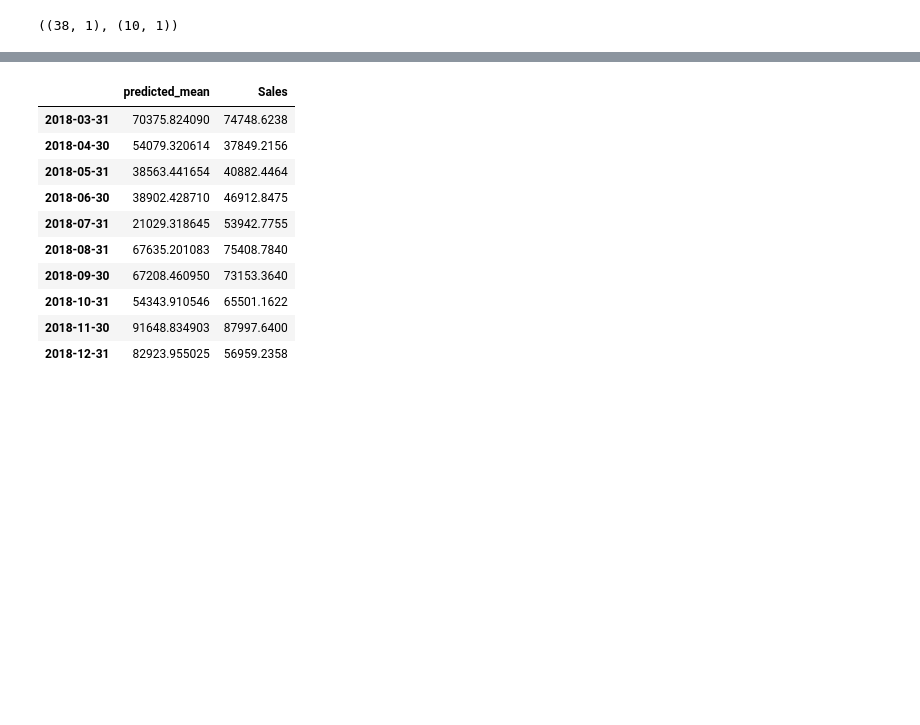
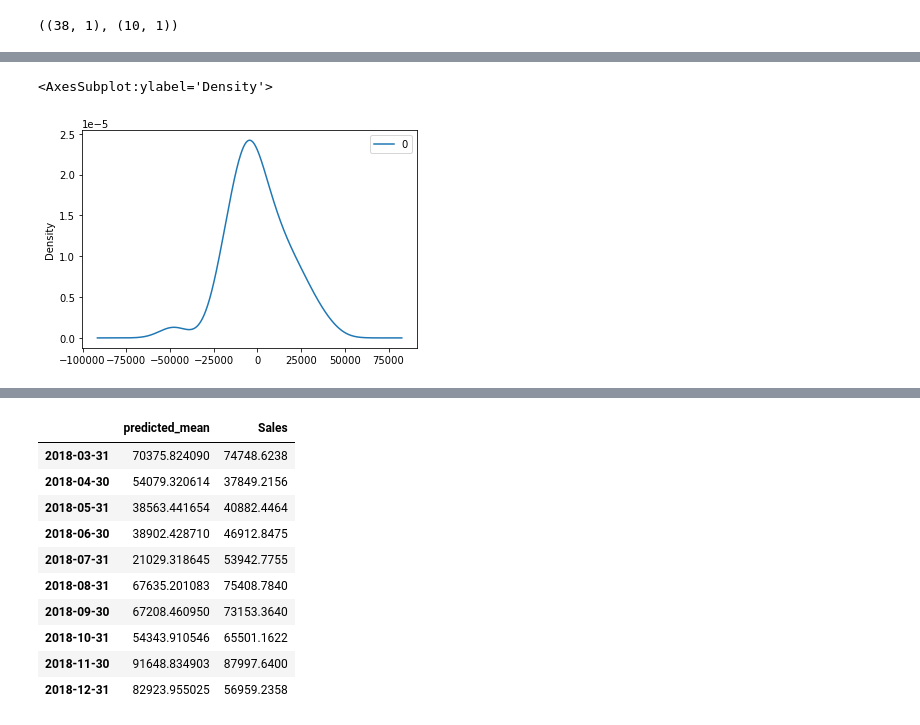
Before and after one commit to Shauryavashisth/Time-Series, a Jupyter notebook: Superstore Sales Dataset TS-Shaurya Vashisth.ipynb, the cells around one changed output, grey strips where cells are left out. Saved outputs shown, nothing was run; the diff lists cells and outputs as text; code cells hidden in the pictures; blank space fills up the shorter version.

```diff
--- a/Superstore Sales Dataset TS-Shaurya Vashisth.ipynb
+++ b/Superstore Sales Dataset TS-Shaurya Vashisth.ipynb
@@ -163,0 +231,5 @@ train.shape,test.shape
+# %%
+pd.DataFrame(Auto.resid()).plot(kind="kde")
+# %% [output]
+<AxesSubplot:ylabel='Density'>
+[figure, added]
```
Also changed, not shown: parts of 56 cells of this notebook.
